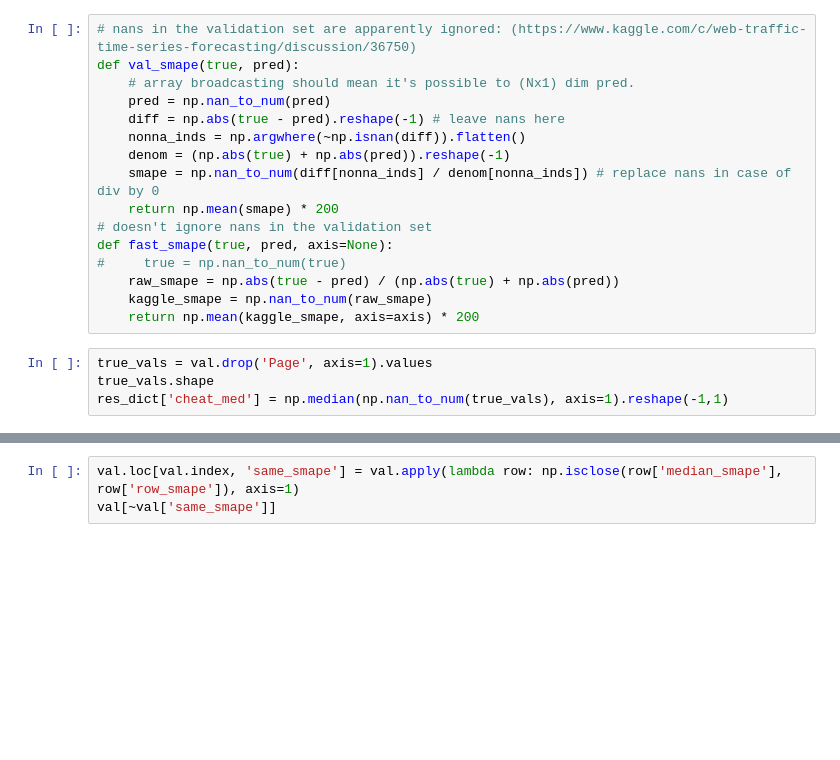
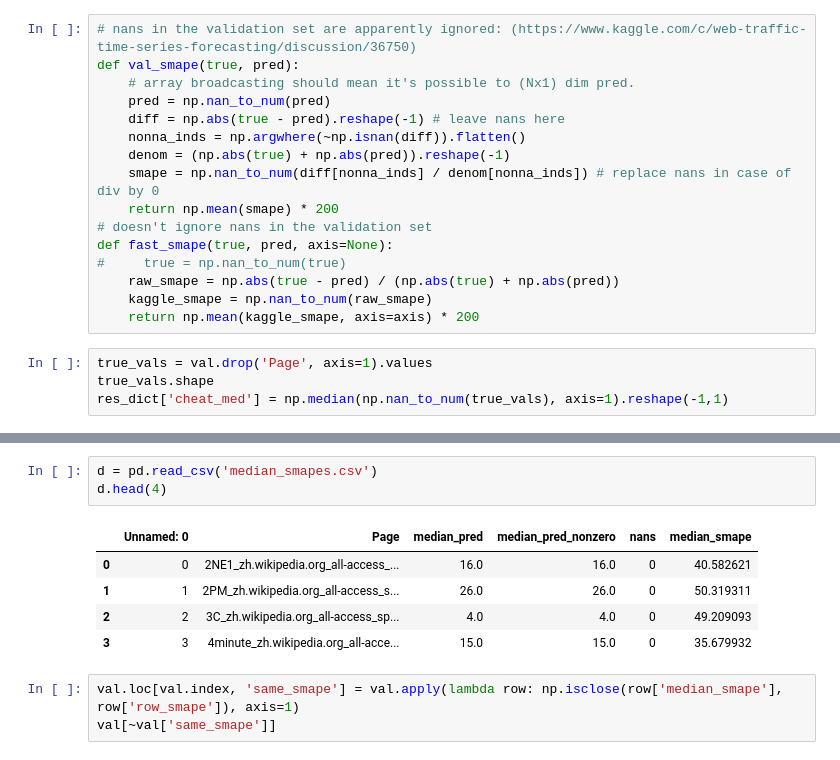
Before and after one commit to DBCerigo/kaggle-wiki, a Jupyter notebook: hooker/baseline_val.ipynb, the cells around one changed output, grey strips where cells are left out. Cells and saved outputs as stored; diff of their text form; blank space fills up the shorter version.

```diff
--- a/hooker/baseline_val.ipynb
+++ b/hooker/baseline_val.ipynb
@@ -152,3 +180,12 @@ val.loc[val.index,'row_smape'] = val.apply(lambda row: row_smape(row, val_dates)
+# %%
+d = pd.read_csv('median_smapes.csv')
+d.head(4)
+# %% [output]
+|  | Unnamed: 0 | Page | median_pred | median_pred_nonzero | nans | median_smape |
+| 0 | 0 | 2NE1_zh.wikipedia.org_all-access_... | 16.0 | 16.0 | 0 | 40.582621 |
+| 1 | 1 | 2PM_zh.wikipedia.org_all-access_s... | 26.0 | 26.0 | 0 | 50.319311 |
+| 2 | 2 | 3C_zh.wikipedia.org_all-access_sp... | 4.0 | 4.0 | 0 | 49.209093 |
+| 3 | 3 | 4minute_zh.wikipedia.org_all-acce... | 15.0 | 15.0 | 0 | 35.679932 |
 # %%
 val.loc[val.index, 'same_smape'] = val.apply(lambda row: np.isclose(row['median_smape'], row['row_smape']), axis=1)
 val[~val['same_smape']]
```
Also changed, not shown: parts of 12 cells of this notebook, 5 other files.
